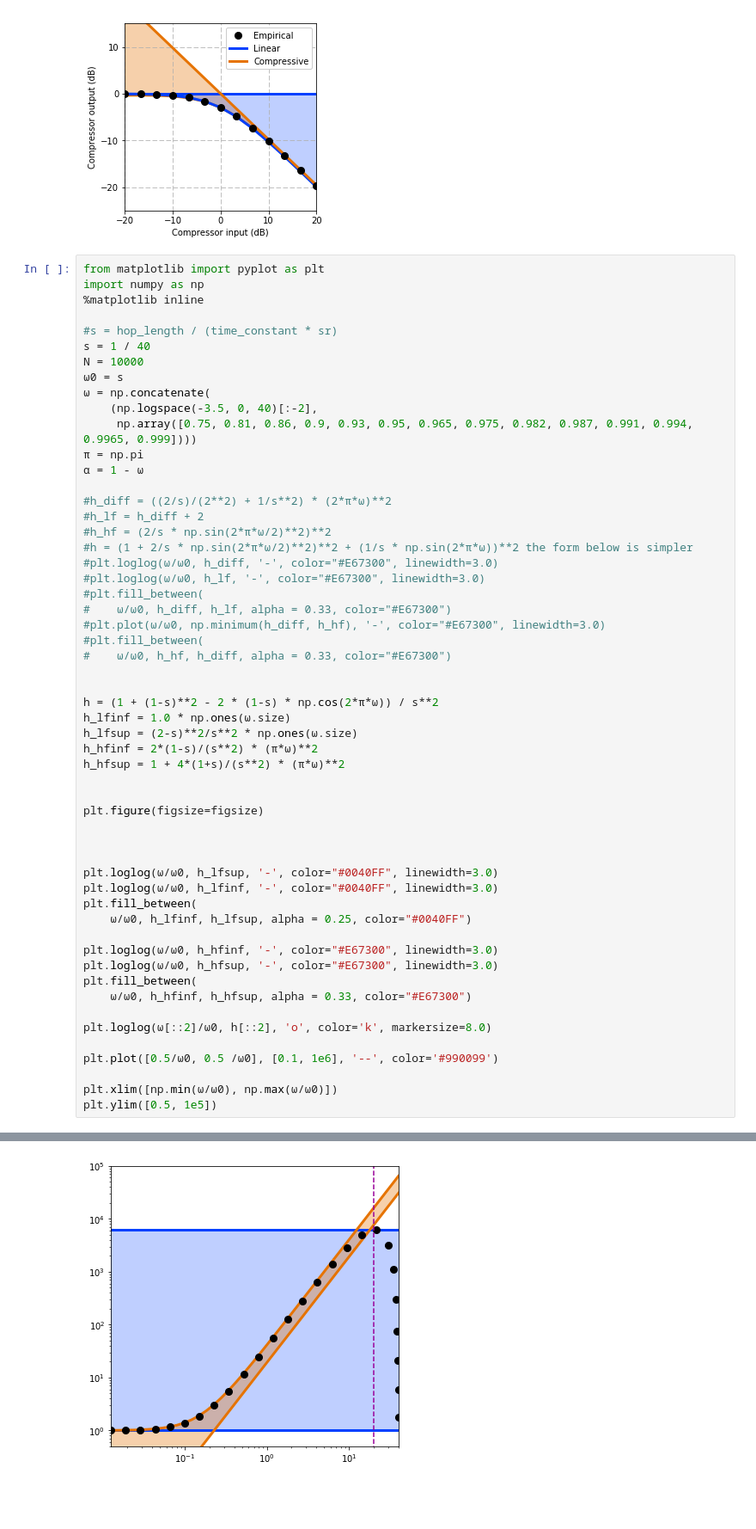
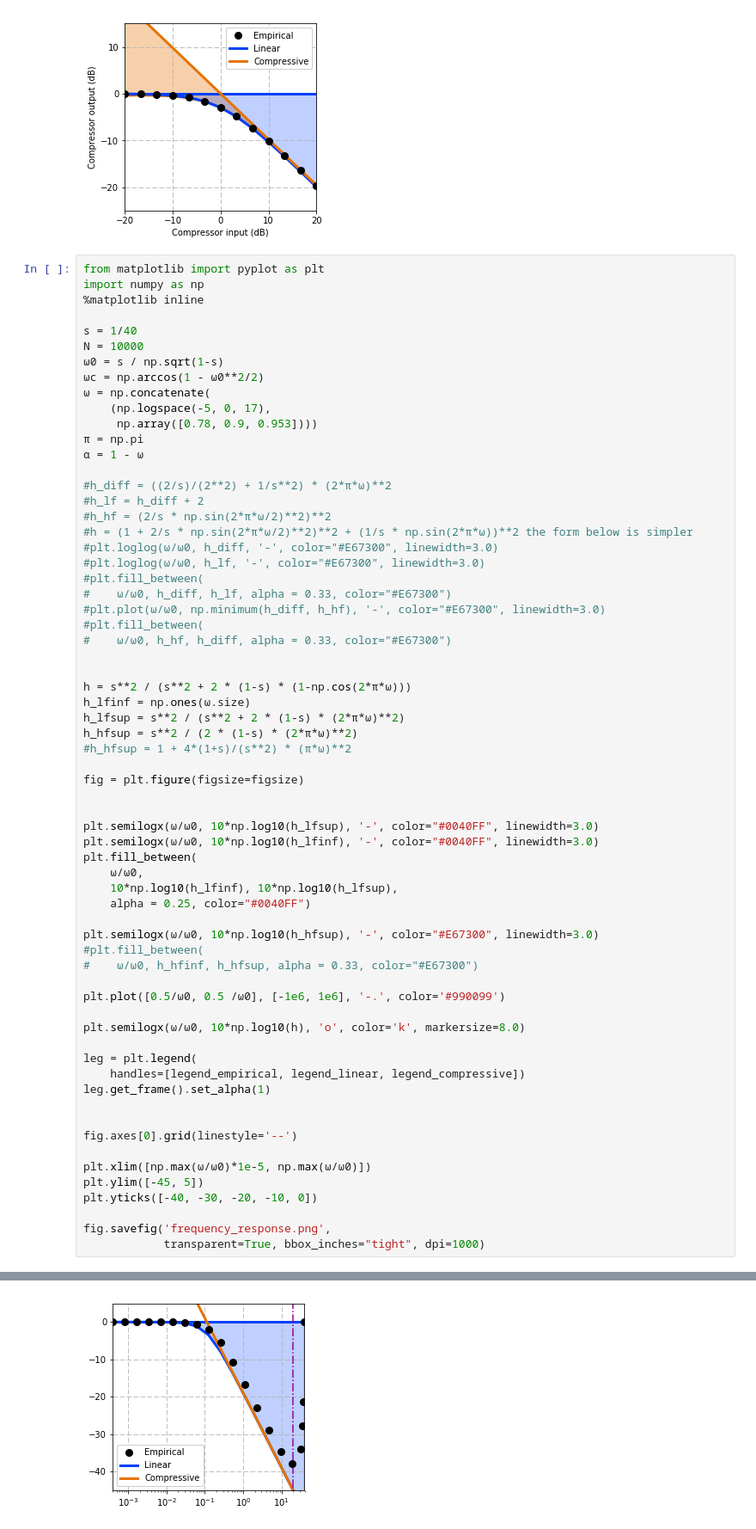
Before and after one commit to BirdVox/lostanlen_spl2018, a Jupyter notebook: pcen_asymptotics.ipynb, the cells around one changed output, grey strips where cells are left out. Shown at 86% size. Drawn from its saved outputs; the diff is of its cells as text; blank space fills up the shorter version.

```diff
--- a/pcen_asymptotics.ipynb
+++ b/pcen_asymptotics.ipynb
@@ -298,13 +288,13 @@ from matplotlib import pyplot as plt
 import numpy as np
 %matplotlib inline
 
-#s = hop_length / (time_constant * sr)
-s = 1 / 40
+s = 1/40
 N = 10000
-ω0 = s
+ω0 = s / np.sqrt(1-s)
+ωc = np.arccos(1 - ω0**2/2)
 ω = np.concatenate(
-    (np.logspace(-3.5, 0, 40)[:-2],
-     np.array([0.75, 0.81, 0.86, 0.9, 0.93, 0.95, 0.965, 0.975, 0.982, 0.987, 0.991, 0.994, 0.9965, 0.999])))
+    (np.logspace(-5, 0, 17),
+     np.array([0.78, 0.9, 0.953])))
 π = np.pi
 α = 1 - ω
 
@@ -321,31 +311,41 @@ N = 10000
 #    ω/ω0, h_hf, h_diff, alpha = 0.33, color="#E67300")
 
 
-h = (1 + (1-s)**2 - 2 * (1-s) * np.cos(2*π*ω)) / s**2
-h_lfinf = 1.0 * np.ones(ω.size)
-h_lfsup = (2-s)**2/s**2 * np.ones(ω.size)
-h_hfinf = 2*(1-s)/(s**2) * (π*ω)**2
-h_hfsup = 1 + 4*(1+s)/(s**2) * (π*ω)**2
+h = s**2 / (s**2 + 2 * (1-s) * (1-np.cos(2*π*ω)))
+h_lfinf = np.ones(ω.size)
+h_lfsup = s**2 / (s**2 + 2 * (1-s) * (2*π*ω)**2)
+h_hfsup = s**2 / (2 * (1-s) * (2*π*ω)**2)
+#h_hfsup = 1 + 4*(1+s)/(s**2) * (π*ω)**2
+
+fig = plt.figure(figsize=figsize)
 
 
-plt.figure(figsize=figsize)
+plt.semilogx(ω/ω0, 10*np.log10(h_lfsup), '-', color="#0040FF", linewidth=3.0)
+plt.semilogx(ω/ω0, 10*np.log10(h_lfinf), '-', color="#0040FF", linewidth=3.0)
+plt.fill_between(
+    ω/ω0,
+    10*np.log10(h_lfinf), 10*np.log10(h_lfsup),
+    alpha = 0.25, color="#0040FF")
+
+plt.semilogx(ω/ω0, 10*np.log10(h_hfsup), '-', color="#E67300", linewidth=3.0)
+#plt.fill_between(
+#    ω/ω0, h_hfinf, h_hfsup, alpha = 0.33, color="#E67300")
+
+plt.plot([0.5/ω0, 0.5 /ω0], [-1e6, 1e6], '-.', color='#990099')
+
+plt.semilogx(ω/ω0, 10*np.log10(h), 'o', color='k', markersize=8.0)
+
+leg = plt.legend(
+    handles=[legend_empirical, legend_linear, legend_compressive])
+leg.get_frame().set_alpha(1)
 
 
+fig.axes[0].grid(linestyle='--')
 
-plt.loglog(ω/ω0, h_lfsup, '-', color="#0040FF", linewidth=3.0)
-plt.loglog(ω/ω0, h_lfinf, '-', color="#0040FF", linewidth=3.0)
-plt.fill_between(
-    ω/ω0, h_lfinf, h_lfsup, alpha = 0.25, color="#0040FF")
+plt.xlim([np.max(ω/ω0)*1e-5, np.max(ω/ω0)])
+plt.ylim([-45, 5])
+plt.yticks([-40, -30, -20, -10, 0])
 
-plt.loglog(ω/ω0, h_hfinf, '-', color="#E67300", linewidth=3.0)
-plt.loglog(ω/ω0, h_hfsup, '-', color="#E67300", linewidth=3.0)
-plt.fill_between(
-    ω/ω0, h_hfinf, h_hfsup, alpha = 0.33, color="#E67300")
-
-plt.loglog(ω[::2]/ω0, h[::2], 'o', color='k', markersize=8.0)
-
-plt.plot([0.5/ω0, 0.5 /ω0], [0.1, 1e6], '--', color='#990099')
-
-plt.xlim([np.min(ω/ω0), np.max(ω/ω0)])
-plt.ylim([0.5, 1e5])
+fig.savefig('frequency_response.png',
+            transparent=True, bbox_inches="tight", dpi=1000)
 # %% [output]
@@ -353 +352 @@ plt.ylim([0.5, 1e5])
-[figure, old version]
+[figure, new version]
```
Also changed, not shown: parts of 6 cells of this notebook, 1 other file.
